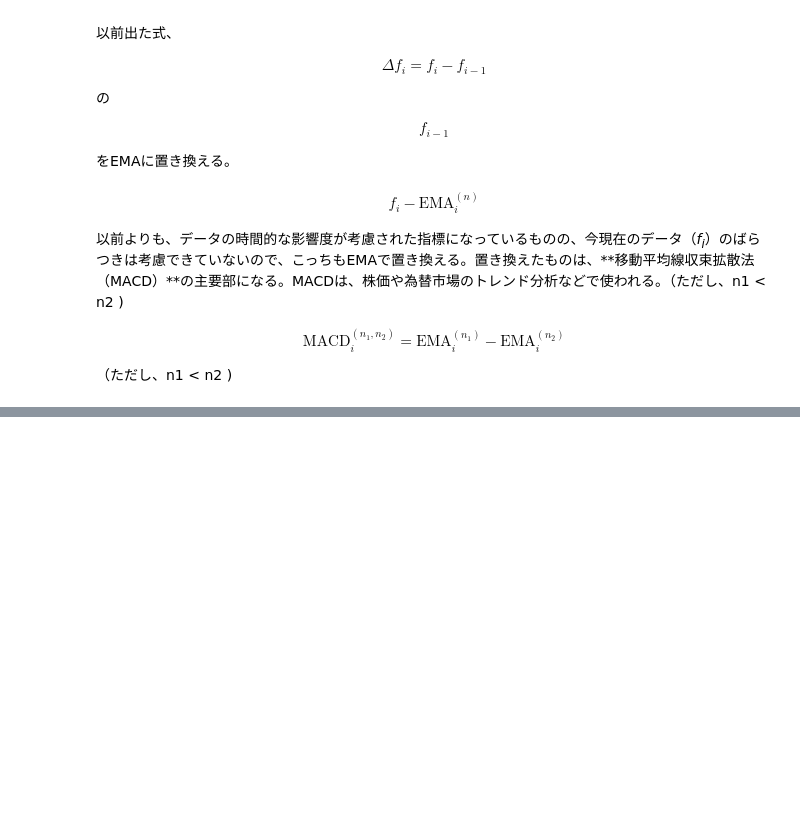
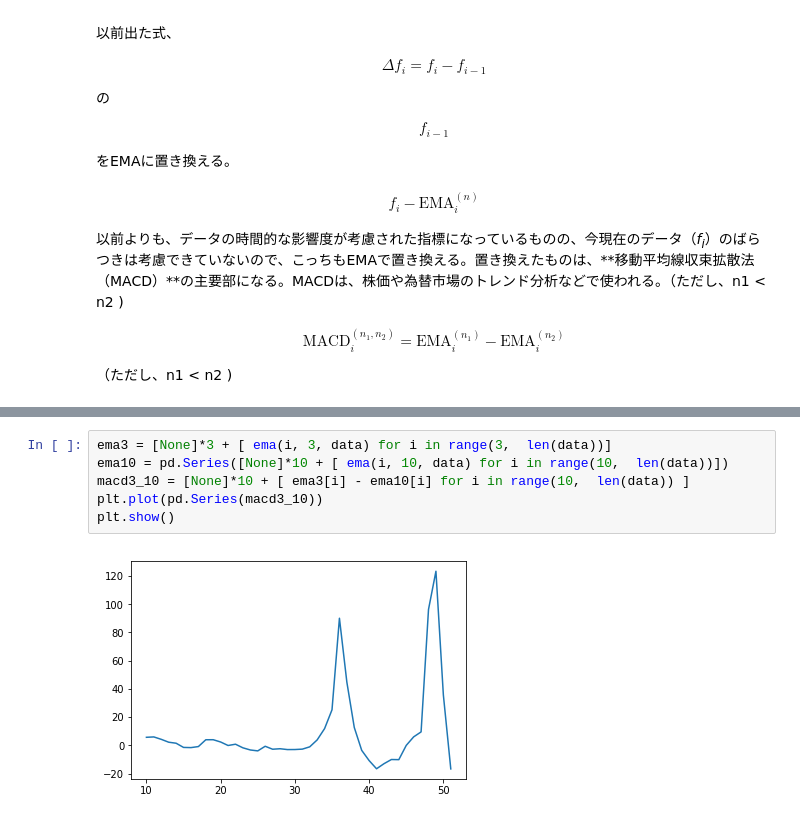
Before and after one commit to NPoi/onsha_heisha-webdataml, a Jupyter notebook: Chapter2.ipynb, the cells around one changed output, grey strips where cells are left out. Cells and saved outputs as stored; diff of their text form; blank space fills up the shorter version.

```diff
--- a/Chapter2.ipynb
+++ b/Chapter2.ipynb
@@ -237,0 +266,8 @@ plt.show()
+# %%
+ema3 = [None]*3 + [ ema(i, 3, data) for i in range(3,  len(data))]
+ema10 = pd.Series([None]*10 + [ ema(i, 10, data) for i in range(10,  len(data))])
+macd3_10 = [None]*10 + [ ema3[i] - ema10[i] for i in range(10,  len(data)) ]
+plt.plot(pd.Series(macd3_10))
+plt.show()
+# %% [output]
+[figure, added]
```
Also changed, not shown: parts of 5 cells of this notebook, 1 other file.
